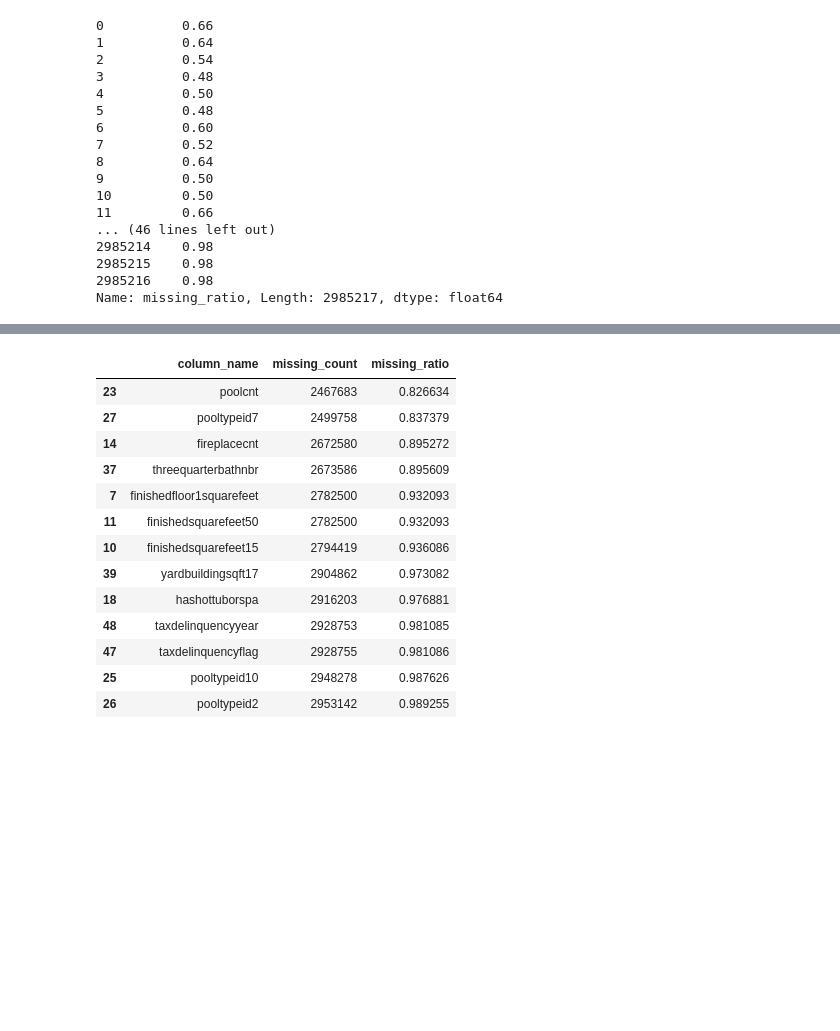
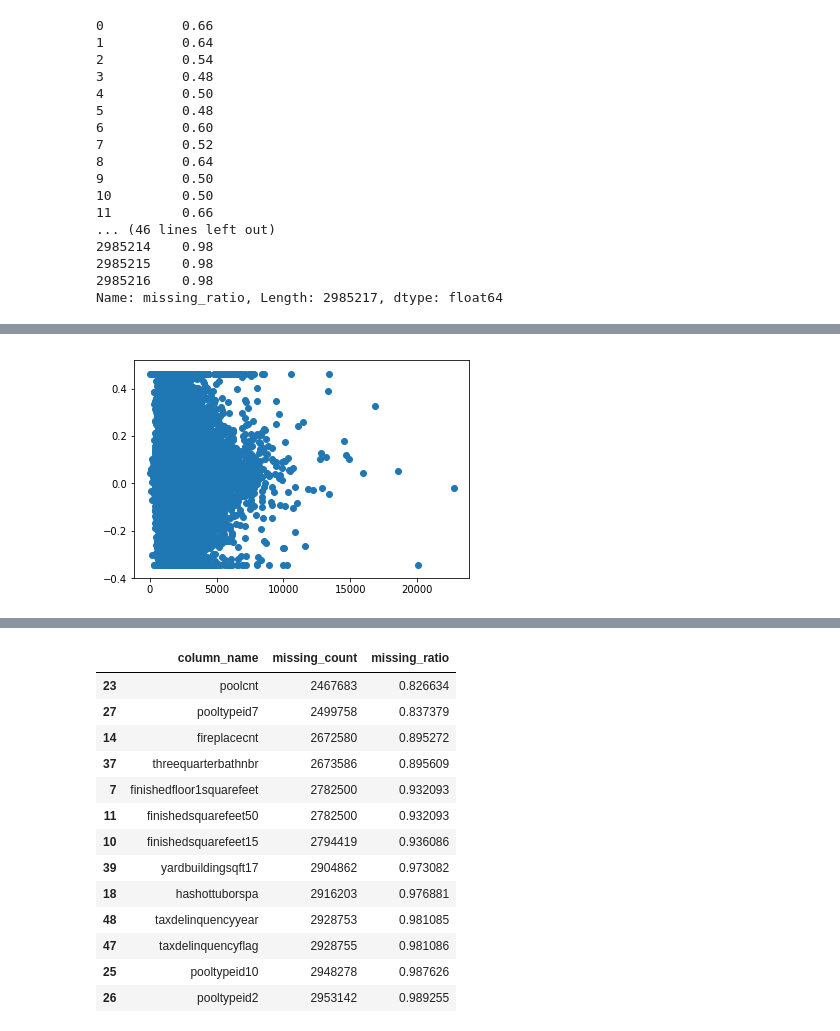
Before and after one commit to jayybhatt/Data-Science-Fundamentals, a Jupyter notebook: HW2/HW2.ipynb, the cells around one changed output, grey strips where cells are left out. Saved outputs shown, nothing was run; the diff lists cells and outputs as text; code cells hidden in the pictures; blank space fills up the shorter version.

```diff
--- a/HW2/HW2.ipynb
+++ b/HW2/HW2.ipynb
@@ -158,0 +181,6 @@ plt.show()
+# %%
+train_data_new = train_data.merge(prop_data, on='parcelid', how='left')
+plt.scatter(train_data_new.calculatedfinishedsquarefeet, train_data_new.logerror)
+plt.show()
+# %% [output]
+[figure, added]
```
Also changed, not shown: parts of 84 cells of this notebook, 5 other files.
